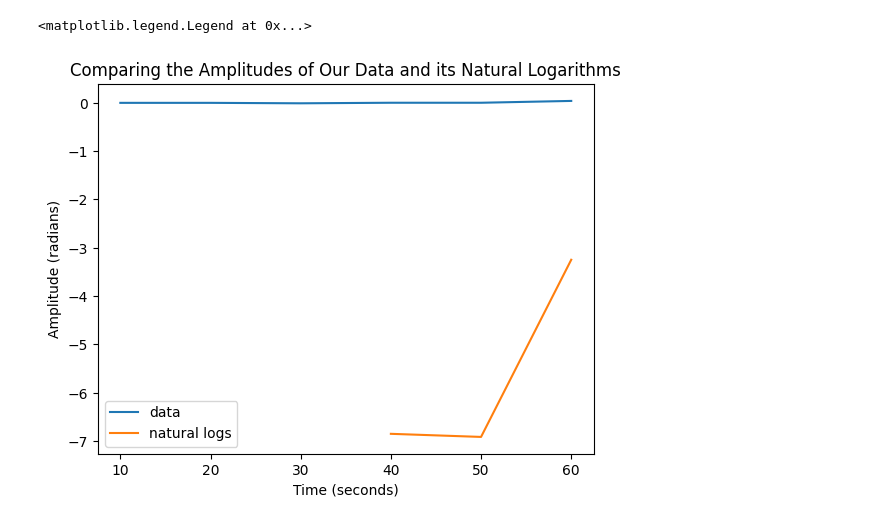
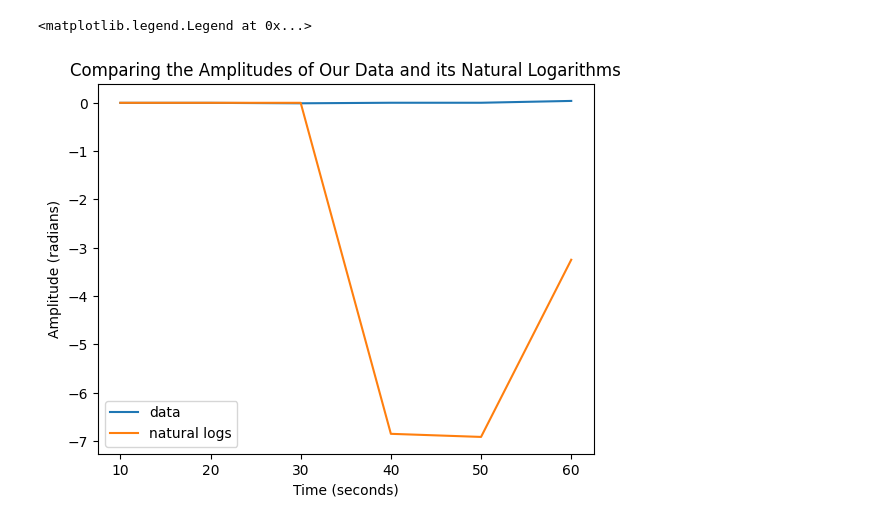
Before and after one commit to karayim3/iepi_lab1, a Jupyter notebook: interm_ep_lab_1.ipynb, the cells around one changed output. Saved outputs shown, nothing was run; the diff lists cells and outputs as text; code cells hidden in the pictures.

```diff
--- a/interm_ep_lab_1.ipynb
+++ b/interm_ep_lab_1.ipynb
@@ -4,26 +6,29 @@ import matplotlib as plt
 # %%
 # wave equation: A * np.sin(omega * t + phi) + C = 0
 # find amplitude: A = -C / (np.sin(omega * t + phi))
 omega = 6.39 #rad/sec
 time = np.linspace(10, 60, 6) #sec
 phi = -3.29 #rad
 C = -8.83 * 10**-4
 
 amplitude = []
 for t in time:
   amplitude.append(-C / (np.sin(omega * t + phi)))
 
 plt.pyplot.plot(time, amplitude, label='data')
 
 ln_amp = []
 for a in amplitude:
-  ln_amp.append(np.log(a))
+  if a > 0:
+    ln_amp.append(np.log(a))
+  else:
+    ln_amp.append(0)
 # there is no values for t=10,20,30 seconds because those values of the amplitude are negative
 plt.pyplot.plot(time, ln_amp, label='natural logs')
 plt.pyplot.title("Comparing the Amplitudes of Our Data and its Natural Logarithms")
 plt.pyplot.xlabel("Time (seconds)")
 plt.pyplot.ylabel("Amplitude (radians)")
 plt.pyplot.legend()
 # %% [output]
 <matplotlib.legend.Legend at 0x...>
-[figure, old version]
+[figure, new version]
```
Also changed, not shown: parts of 1 cell of this notebook.
